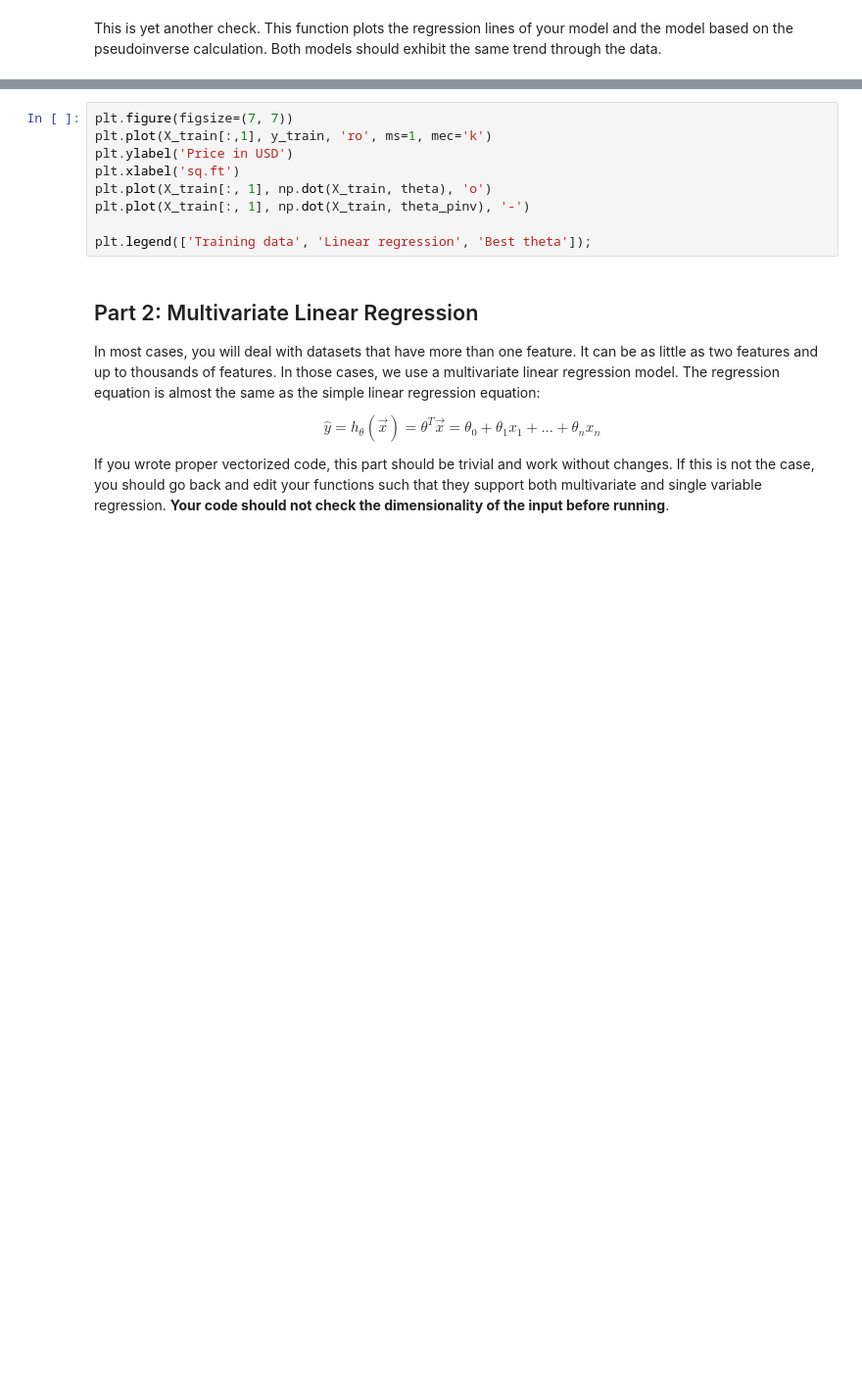
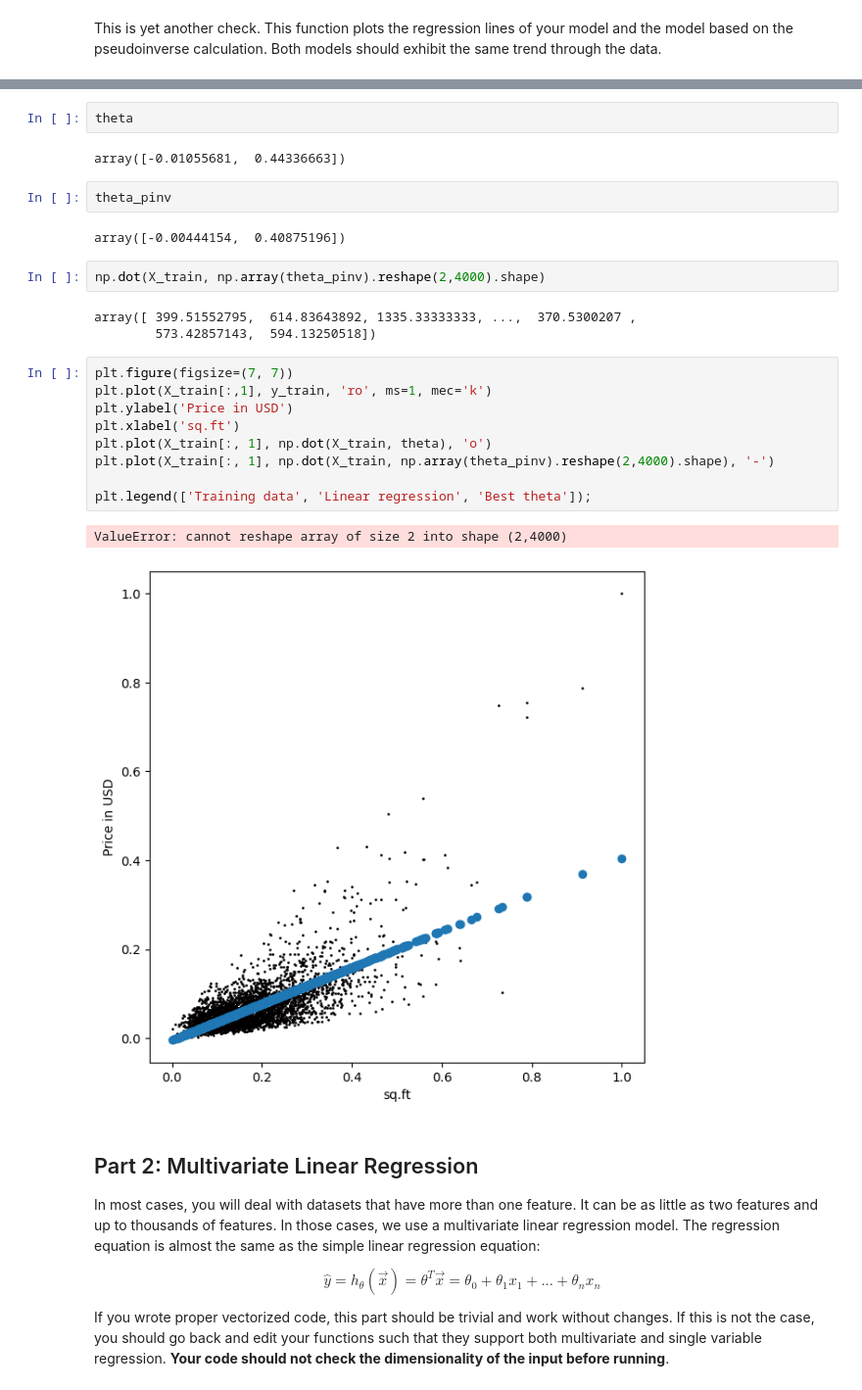
Before and after one commit to erel213/Introduction-to-machine-learning, a Jupyter notebook: hw1/hw1.ipynb, the cells around one changed output, grey strips where cells are left out. Shown at 98% size. Drawn from its saved outputs; the diff is of its cells as text; blank space fills up the shorter version.

Commit message:
fix to function pinv

```diff
--- a/hw1/hw1.ipynb
+++ b/hw1/hw1.ipynb
@@ -316,12 +331,28 @@ This is yet another check. This function plots the regression lines of your mode
+# %%
+theta
+# %% [output]
+array([-0.01055681,  0.44336663])
+# %%
+theta_pinv
+# %% [output]
+array([-0.00444154,  0.40875196])
+# %%
+np.dot(X_train, np.array(theta_pinv).reshape(2,4000).shape)
+# %% [output]
+array([ 399.51552795,  614.83643892, 1335.33333333, ...,  370.5300207 ,
+        573.42857143,  594.13250518])
 # %%
 plt.figure(figsize=(7, 7))
 plt.plot(X_train[:,1], y_train, 'ro', ms=1, mec='k')
 plt.ylabel('Price in USD')
 plt.xlabel('sq.ft')
 plt.plot(X_train[:, 1], np.dot(X_train, theta), 'o')
-plt.plot(X_train[:, 1], np.dot(X_train, theta_pinv), '-')
+plt.plot(X_train[:, 1], np.dot(X_train, np.array(theta_pinv).reshape(2,4000).shape), '-')
 
 plt.legend(['Training data', 'Linear regression', 'Best theta']);
+# %% [output]
+ValueError: cannot reshape array of size 2 into shape (2,4000)
+[figure, added]
 # %% [markdown]
 ## Part 2: Multivariate Linear Regression
 
```
Also changed, not shown: parts of 4 cells of this notebook, 1 other file.
